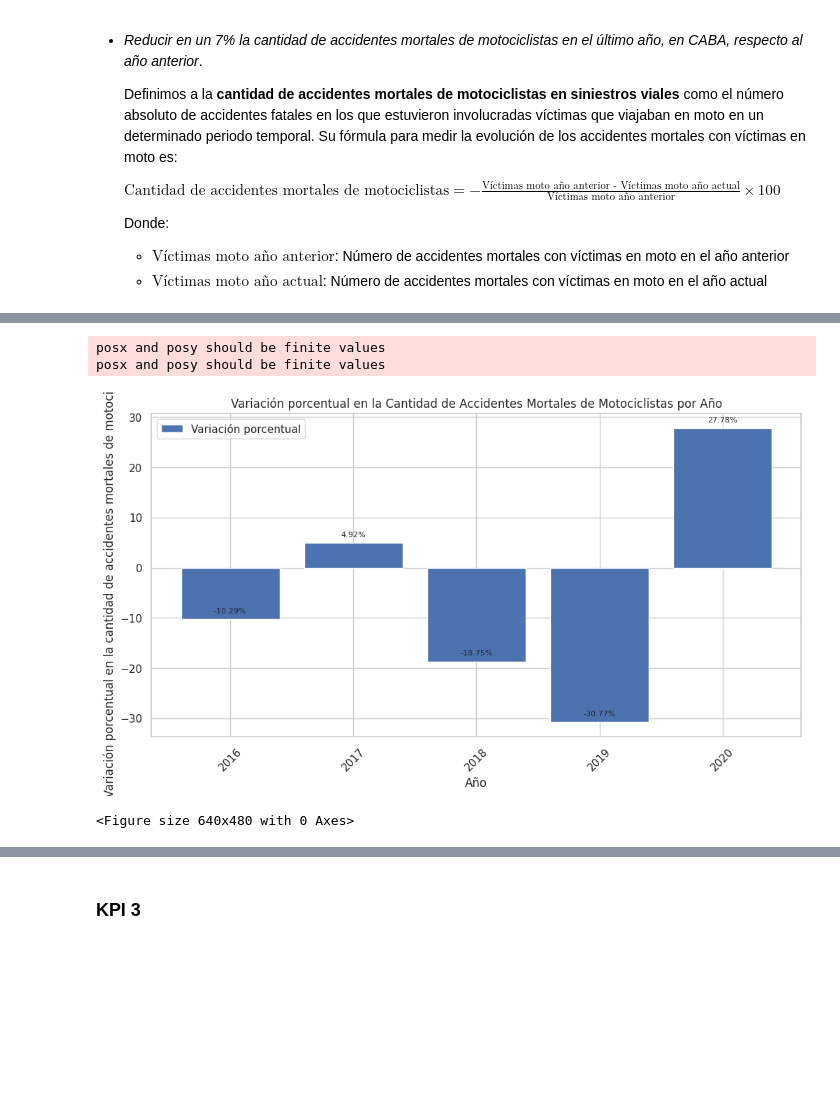
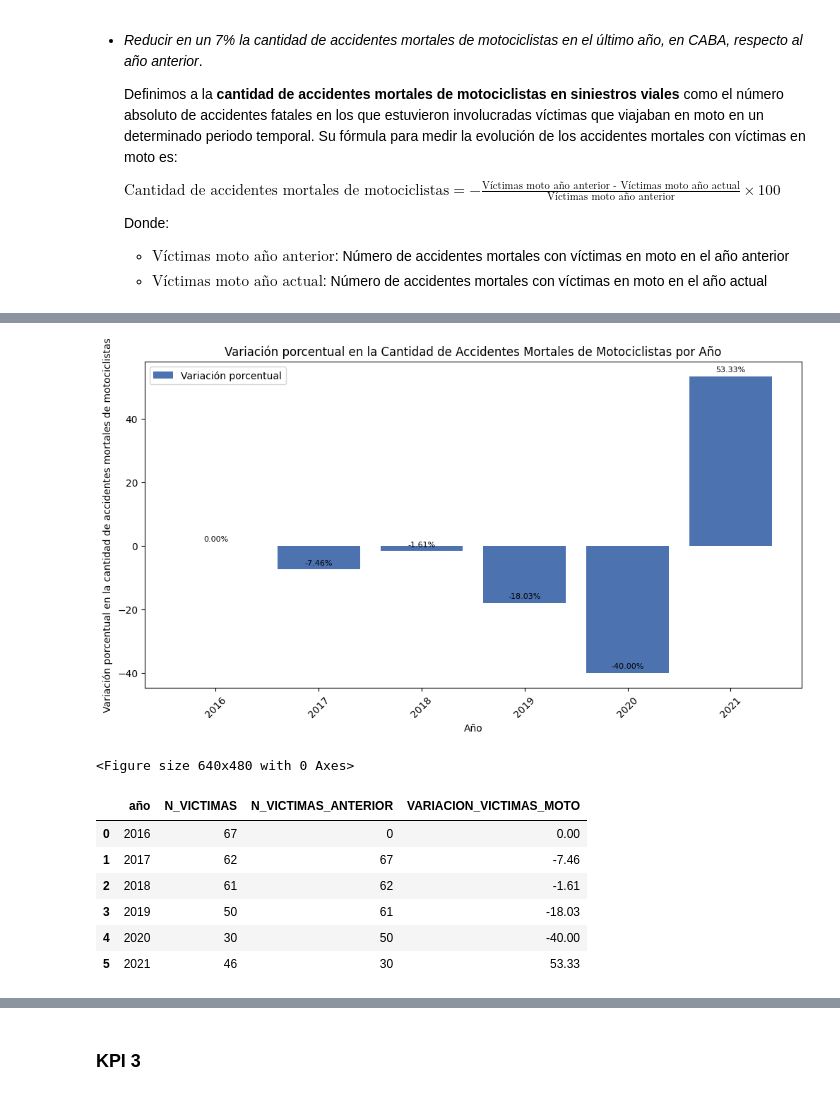
Before and after one commit to Mauro-coder555/Road-safety-system, a Jupyter notebook: EDA/EDA.ipynb, the cells around one changed output, grey strips where cells are left out. Saved outputs shown, nothing was run; the diff lists cells and outputs as text; code cells hidden in the pictures; blank space fills up the shorter version.

```diff
--- a/EDA/EDA.ipynb
+++ b/EDA/EDA.ipynb
@@ -587,43 +636,51 @@ See the caveats in the documentation: https://pandas.pydata.org/pandas-docs/stab
 # %%
 # Copiar el DataFrame original
 df_accidentes = df.copy()
 
 # Obtener el año
 df_accidentes['año'] = df_accidentes['FECHA_HORA'].dt.year
 
 # Filtrar los accidentes mortales de motociclistas
-accidentes_motociclistas = df_accidentes[df_accidentes['PARTICIPANTE A'].str.contains('moto') | df_accidentes['PARTICIPANTE B'].str.contains('moto')]
+accidentes_motociclistas = df_accidentes = df_accidentes[df_accidentes["VICTIMA"] == "moto"]
 
 # Contar los accidentes mortales de motociclistas por año
-accidentes_por_año = accidentes_motociclistas.groupby('año').size()
+kpi_2_df = accidentes_motociclistas.groupby('año')["N_VICTIMAS"].sum().reset_index()
 
-# Calcular la variación porcentual
-variacion_porcentual = (accidentes_por_año.shift(-1) - accidentes_por_año) / accidentes_por_año * 100
+kpi_2_df["N_VICTIMAS_ANTERIOR"] = kpi_2_df["N_VICTIMAS"].shift(periods=1, fill_value=0)
 
-# Crear un DataFrame con la variación por año
-df_variacion = pd.DataFrame({'Año': accidentes_por_año.index.astype(str), 'Variación Porcentual': variacion_porcentual})
+kpi_2_df["VARIACION_VICTIMAS_MOTO"] = (kpi_2_df["N_VICTIMAS"] - kpi_2_df["N_VICTIMAS_ANTERIOR"]) / kpi_2_df["N_VICTIMAS_ANTERIOR"] * 100
+kpi_2_df["VARIACION_VICTIMAS_MOTO"] = kpi_2_df["VARIACION_VICTIMAS_MOTO"].replace([np.inf, -np.inf], 0)
+kpi_2_df = kpi_2_df.round({"VARIACION_VICTIMAS_MOTO": 2})
 
 # Graficar la variación porcentual
 plt.figure(figsize=(12, 6))
-plt.bar(accidentes_por_año.index.astype(str), variacion_porcentual, label='Variación porcentual')
+plt.bar(accidentes_por_año.index.astype(str), kpi_2_df["VARIACION_VICTIMAS_MOTO"], label='Variación porcentual')
 plt.xlabel('Año')
 plt.ylabel('Variación porcentual en la cantidad de accidentes mortales de motociclistas')
 plt.title('Variación porcentual en la Cantidad de Accidentes Mortales de Motociclistas por Año')
 plt.xticks(rotation=45)
 plt.legend()
 
 # Añadir etiquetas de valor en las barras
-for i, value in enumerate(variacion_porcentual):
+for i, value in enumerate(kpi_2_df["VARIACION_VICTIMAS_MOTO"]):
     plt.text(i, value + 1, f'{value:.2f}%', ha='center', va='bottom', fontsize=8)
 
 plt.show()
 
 plt.savefig('../gráficos/KPI 2.png')
 # %% [output]
+[figure, new version]
-posx and posy should be finite values
-posx and posy should be finite values
+<Figure size 640x480 with 0 Axes>
-[figure, old version]
-<Figure size 640x480 with 0 Axes>
+# %%
+kpi_2_df
+# %% [output]
+|  | año | N_VICTIMAS | N_VICTIMAS_ANTERIOR | VARIACION_VICTIMAS_MOTO |
+| 0 | 2016 | 67 | 0 | 0.00 |
+| 1 | 2017 | 62 | 67 | -7.46 |
+| 2 | 2018 | 61 | 62 | -1.61 |
+| 3 | 2019 | 50 | 61 | -18.03 |
+| 4 | 2020 | 30 | 50 | -40.00 |
+| 5 | 2021 | 46 | 30 | 53.33 |
 # %%
 # Exportar el DataFrame a un archivo CSV para uso en dashboard
 ruta_archivo_csv = '../KPI\'S/KPI_2.csv'
```
Also changed, not shown: parts of 29 cells of this notebook, 12 other files.
